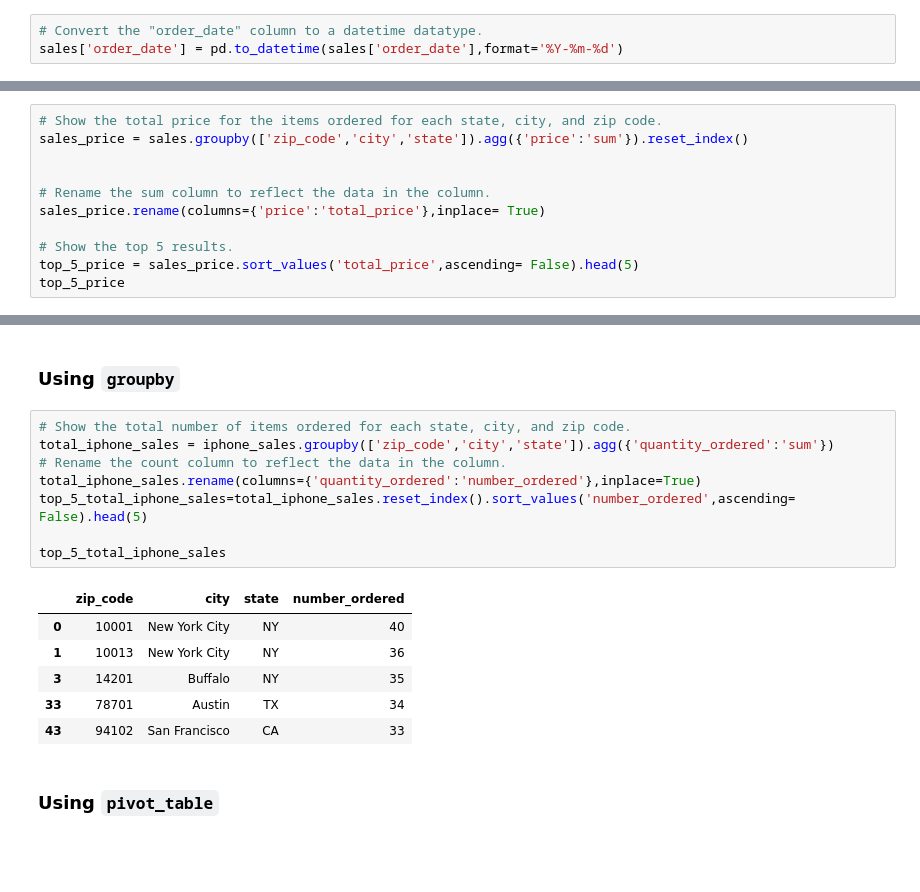
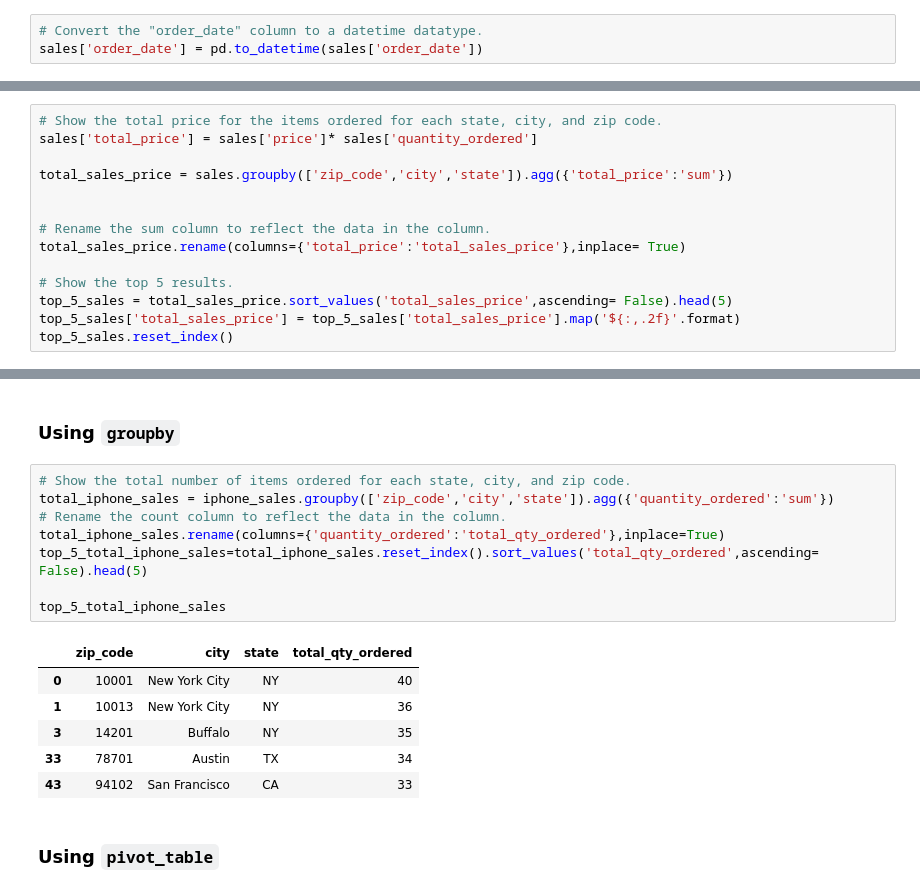
Before and after one commit to kidushaftom/athletic-sales-analysis, a Jupyter notebook: sales_data_starter_code.ipynb, the cells around one changed output, grey strips where cells are left out. Saved outputs shown, nothing was run; the diff lists cells and outputs as text; blank space fills up the shorter version.

```diff
--- a/sales_data_starter_code.ipynb
+++ b/sales_data_starter_code.ipynb
@@ -142,6 +142,6 @@ dtypes: float64(1), int64(3), object(4)
 memory usage: 2.2+ MB
 # %%
 # Convert the "order_date" column to a datetime datatype.
-sales['order_date'] = pd.to_datetime(sales['order_date'],format='%Y-%m-%d')
+sales['order_date'] = pd.to_datetime(sales['order_date'])
 # %%
 # Confirm that the data type has been changed.
@@ -204,13 +204,16 @@ qty_pivot
 ### Using `groupby`
 # %%
 # Show the total price for the items ordered for each state, city, and zip code.
-sales_price = sales.groupby(['zip_code','city','state']).agg({'price':'sum'}).reset_index()
+sales['total_price'] = sales['price']* sales['quantity_ordered']
+
+total_sales_price = sales.groupby(['zip_code','city','state']).agg({'total_price':'sum'})
 
 
 # Rename the sum column to reflect the data in the column.
-sales_price.rename(columns={'price':'total_price'},inplace= True)
+total_sales_price.rename(columns={'total_price':'total_sales_price'},inplace= True)
 
 # Show the top 5 results.
-top_5_price = sales_price.sort_values('total_price',ascending= False).head(5)
-top_5_price
+top_5_sales = total_sales_price.sort_values('total_sales_price',ascending= False).head(5)
+top_5_sales['total_sales_price'] = top_5_sales['total_sales_price'].map('${:,.2f}'.format)
+top_5_sales.reset_index()
 # %% [output]
@@ -306,13 +313,13 @@ iphone_sales
 # %%
 # Show the total number of items ordered for each state, city, and zip code.
 total_iphone_sales = iphone_sales.groupby(['zip_code','city','state']).agg({'quantity_ordered':'sum'})
 # Rename the count column to reflect the data in the column.
-total_iphone_sales.rename(columns={'quantity_ordered':'number_ordered'},inplace=True)
-top_5_total_iphone_sales=total_iphone_sales.reset_index().sort_values('number_ordered',ascending= False).head(5)
+total_iphone_sales.rename(columns={'quantity_ordered':'total_qty_ordered'},inplace=True)
+top_5_total_iphone_sales=total_iphone_sales.reset_index().sort_values('total_qty_ordered',ascending= False).head(5)
 
 top_5_total_iphone_sales
 # %% [output]
-|  | zip_code | city | state | number_ordered |
+|  | zip_code | city | state | total_qty_ordered |
 | 0 | 10001 | New York City | NY | 40 |
 | 1 | 10013 | New York City | NY | 36 |
 | 3 | 14201 | Buffalo | NY | 35 |
```
Also changed, not shown: parts of 8 cells of this notebook, 1 other file.
